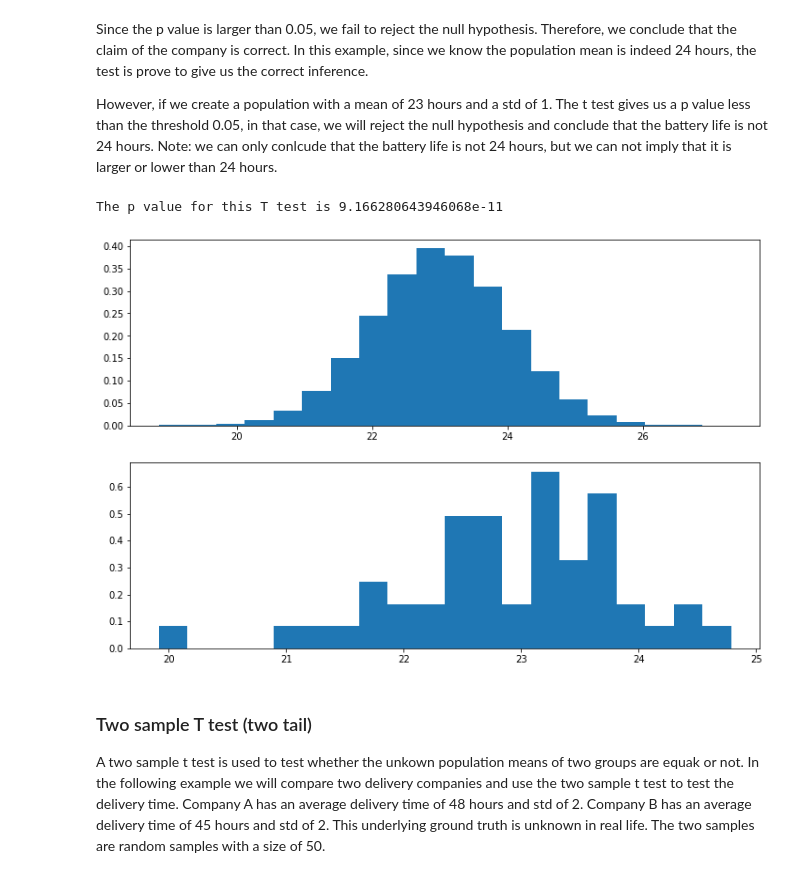
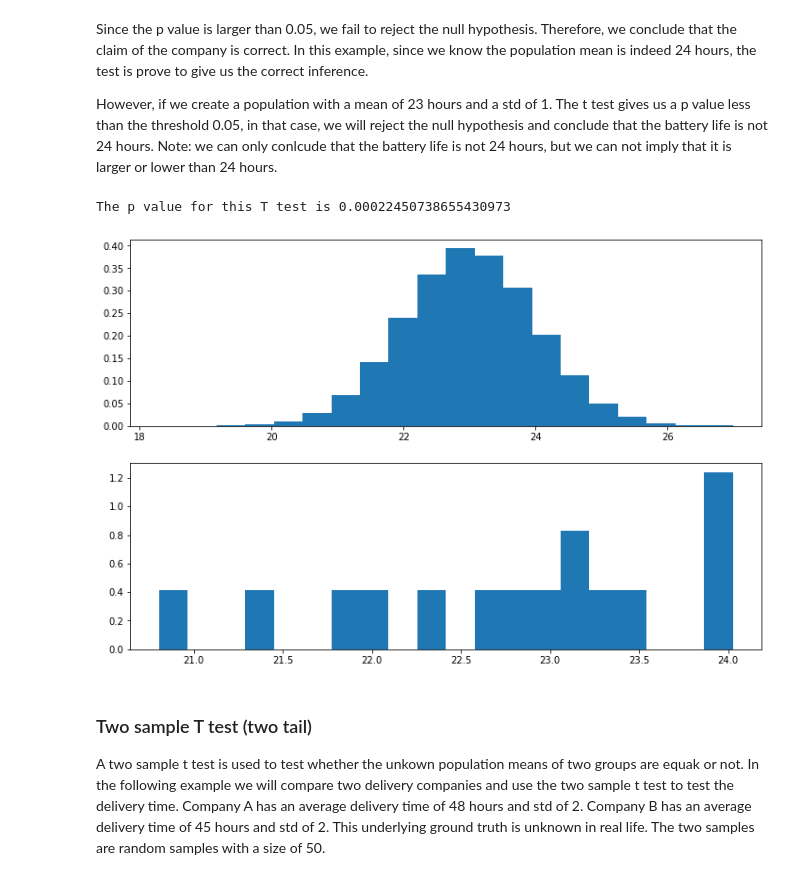
Before and after one commit to chris199713/Hypothesis_test, a Jupyter notebook: Hypothesis_testing.ipynb, the cells around one changed output. Cells and saved outputs as stored; diff of their text form; code cells hidden in the pictures.

Commit message:
t test

```diff
--- a/Hypothesis_testing.ipynb
+++ b/Hypothesis_testing.ipynb
@@ -599,16 +611,16 @@ In this example, since we know the population mean is indeed 24 hours, the test
 However, if we create a population with a mean of 23 hours and a std of 1. The t test gives us a p value less than the threshold 0.05, in that case, we will reject the null hypothesis and conclude that the battery life is not 24 hours. Note: we can only conlcude that the battery life is not 24 hours, but we can not imply that it is larger or lower than 24 hours.
 # %%
 population2 = stats.norm.rvs(loc=23, scale=1, size=150000)
-sample2 = np.random.choice(population2,size = 50)
+sample2 = np.random.choice(population2,size = 15)
 fig,ax = plt.subplots(nrows = 2, ncols = 1,figsize = (12,8))
 ax[0].hist(population2, density=True, bins=20)
 ax[1].hist(sample2, density=True, bins=20)
 
 t_stat, p_value = stats.ttest_1samp(sample2, popmean=24)
 print(f'The p value for this T test is {p_value}')
 # %% [output]
-The p value for this T test is 9.166280643946068e-11
+The p value for this T test is 0.00022450738655430973
-[figure, old version]
+[figure, new version]
 # %% [markdown]
 ### Two sample T test (two tail)
 A two sample t test is used to test whether the unkown population means of two groups are equak or not.
```
Also changed, not shown: parts of 13 cells of this notebook.
